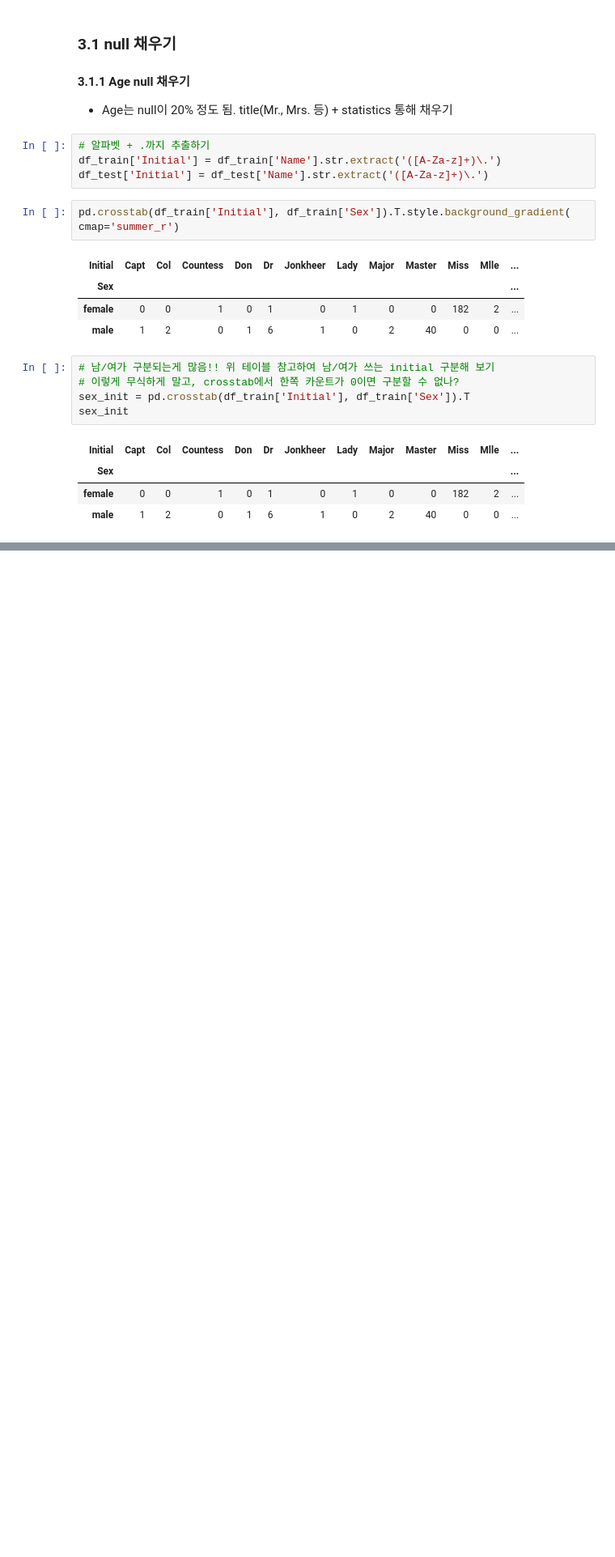
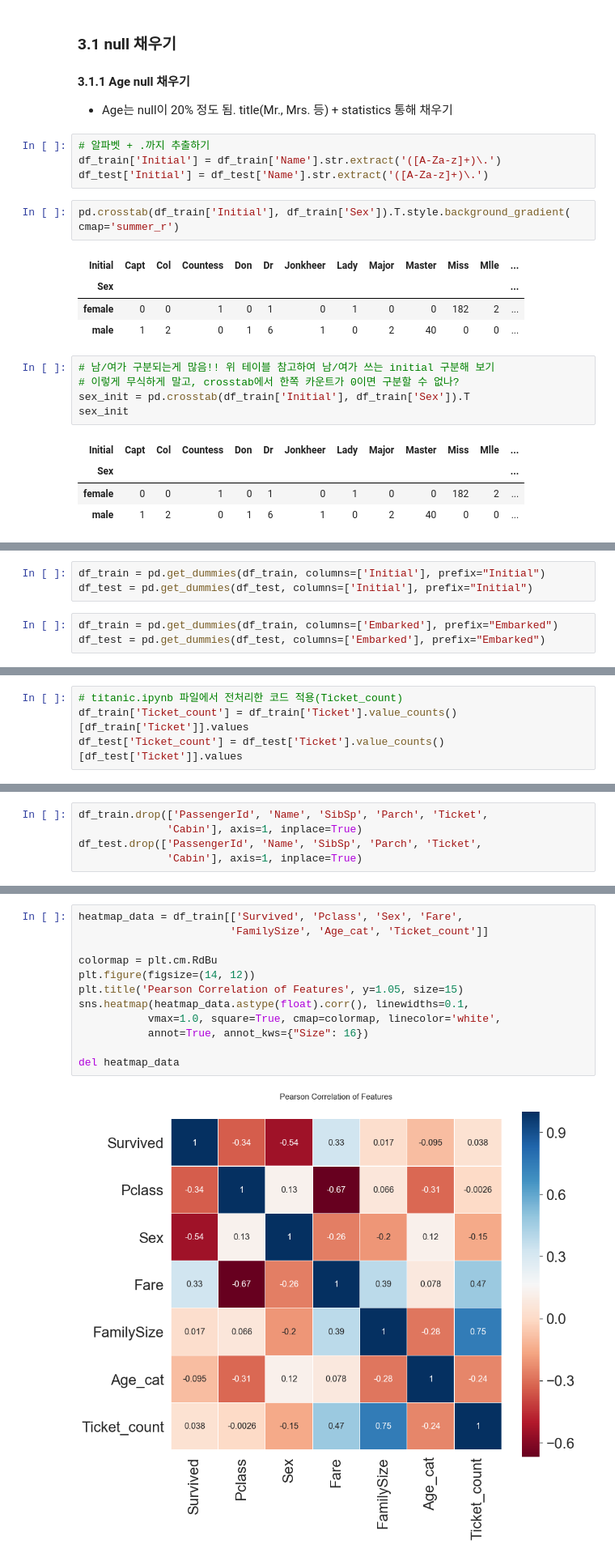
Before and after one commit to MattLee27/ML-DL-study, a Jupyter notebook: titanic_2.ipynb, the cells around one changed output, grey strips where cells are left out. Shown: that part at 81% size. Drawn from its saved outputs; the diff is of its cells as text; blank space fills up the shorter version.

Commit message:
titanic

```diff
--- a/titanic_2.ipynb
+++ b/titanic_2.ipynb
@@ -77,0 +274,6 @@ Sir test
+# %%
+df_train = pd.get_dummies(df_train, columns=['Initial'], prefix="Initial")
+df_test = pd.get_dummies(df_test, columns=['Initial'], prefix="Initial")
+# %%
+df_train = pd.get_dummies(df_train, columns=['Embarked'], prefix="Embarked")
+df_test = pd.get_dummies(df_test, columns=['Embarked'], prefix="Embarked")
@@ -77,0 +282,4 @@ Sir test
+# %%
+# titanic.ipynb 파일에서 전처리한 코드 적용(Ticket_count)
+df_train['Ticket_count'] = df_train['Ticket'].value_counts()[df_train['Ticket']].values
+df_test['Ticket_count'] = df_test['Ticket'].value_counts()[df_test['Ticket']].values
@@ -77,0 +288,5 @@ Sir test
+# %%
+df_train.drop(['PassengerId', 'Name', 'SibSp', 'Parch', 'Ticket',
+              'Cabin'], axis=1, inplace=True)
+df_test.drop(['PassengerId', 'Name', 'SibSp', 'Parch', 'Ticket',
+              'Cabin'], axis=1, inplace=True)
@@ -77,0 +311,14 @@ Sir test
+# %%
+heatmap_data = df_train[['Survived', 'Pclass', 'Sex', 'Fare',
+                        'FamilySize', 'Age_cat', 'Ticket_count']]
+
+colormap = plt.cm.RdBu
+plt.figure(figsize=(14, 12))
+plt.title('Pearson Correlation of Features', y=1.05, size=15)
+sns.heatmap(heatmap_data.astype(float).corr(), linewidths=0.1,
+           vmax=1.0, square=True, cmap=colormap, linecolor='white',
+           annot=True, annot_kws={"Size": 16})
+
+del heatmap_data
+# %% [output]
+[figure, added]
```
Also changed, not shown: parts of 55 cells of this notebook.
